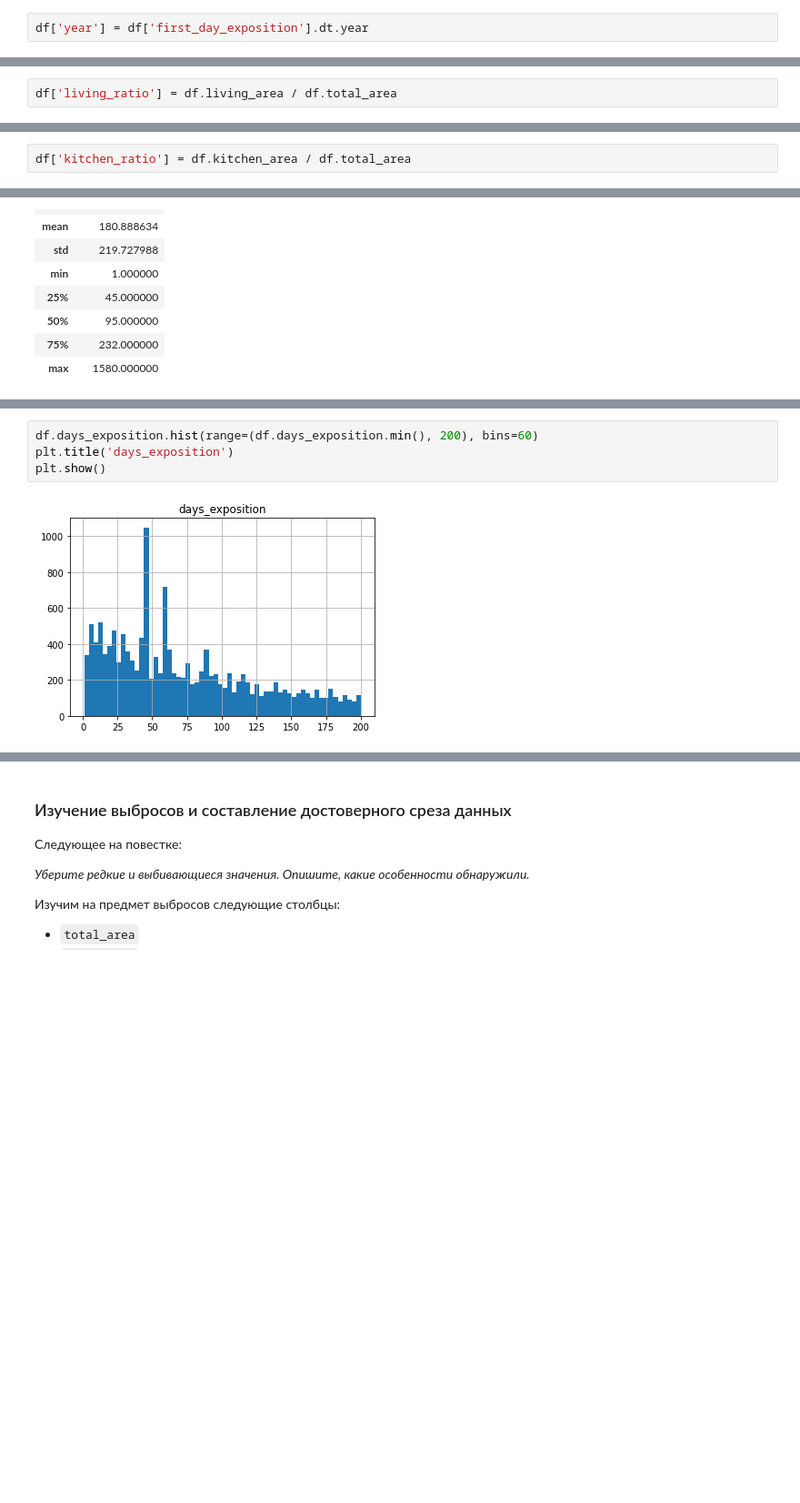
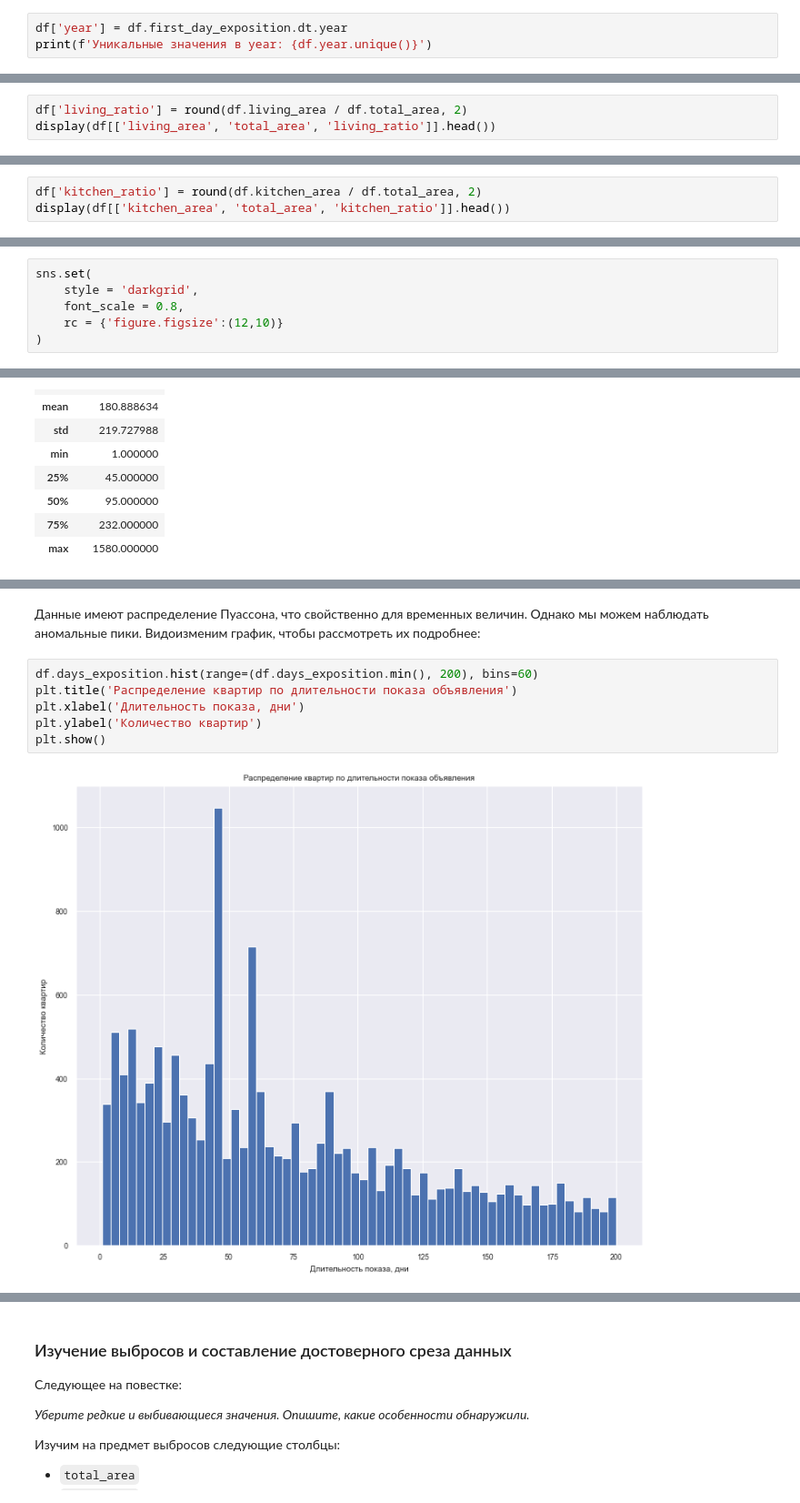
Before and after one commit to FreckleFoxMitch/Yandex_projects_DA, a Jupyter notebook: 3. Анализ рынка недвижимости Санкт-Петербурга/3.real_estate.ipynb, the cells around one changed output, grey strips where cells are left out. Shown at 91% size. Saved outputs shown, nothing was run; the diff lists cells and outputs as text; blank space fills up the shorter version.

```diff
--- a/3. Анализ рынка недвижимости Санкт-Петербурга/3.real_estate.ipynb
+++ b/3. Анализ рынка недвижимости Санкт-Петербурга/3.real_estate.ipynb
@@ -456,2 +497,3 @@ df['month'] = df['month'].map(dict_of_months)
 # %%
-df['year'] = df['first_day_exposition'].dt.year
+df['year'] = df.first_day_exposition.dt.year
+print(f'Уникальные значения в year: {df.year.unique()}')
@@ -510,4 +553,5 @@ df[['floor', 'floors_total', 'group_floor']].head(20)
 
 Рассчитаем и добавим в таблицу отношение жилой площади к общей. Столбец назовём `living_ratio`:
 # %%
-df['living_ratio'] = df.living_area / df.total_area
+df['living_ratio'] = round(df.living_area / df.total_area, 2)
+display(df[['living_area', 'total_area', 'living_ratio']].head())
@@ -527,4 +567,5 @@ df[['living_area', 'total_area', 'living_ratio']].head()
 
 Рассчитаем и добавим в таблицу отношение площади кухни к общей. Столбец назовём `kitchen_ratio`:
 # %%
-df['kitchen_ratio'] = df.kitchen_area / df.total_area
+df['kitchen_ratio'] = round(df.kitchen_area / df.total_area, 2)
+display(df[['kitchen_area', 'total_area', 'kitchen_ratio']].head())
@@ -694,0 +636,6 @@ plt.show()
+# %%
+sns.set(
+    style = 'darkgrid',
+    font_scale = 0.8,
+    rc = {'figure.figsize':(12,10)}
+)
@@ -719,7 +826,11 @@ df.days_exposition.describe().to_frame()
+# %% [markdown]
+Данные имеют распределение Пуассона, что свойственно для временных величин. Однако мы можем наблюдать аномальные пики. Видоизменим график, чтобы рассмотреть их подробнее:
 # %%
 df.days_exposition.hist(range=(df.days_exposition.min(), 200), bins=60)
-plt.title('days_exposition')
+plt.title('Распределение квартир по длительности показа объявления')
+plt.xlabel('Длительность показа, дни')
+plt.ylabel('Количество квартир')
 plt.show()
 # %% [output]
-[figure, old version]
+[figure, new version]
 # %% [markdown]
```
Also changed, not shown: parts of 263 cells of this notebook.
